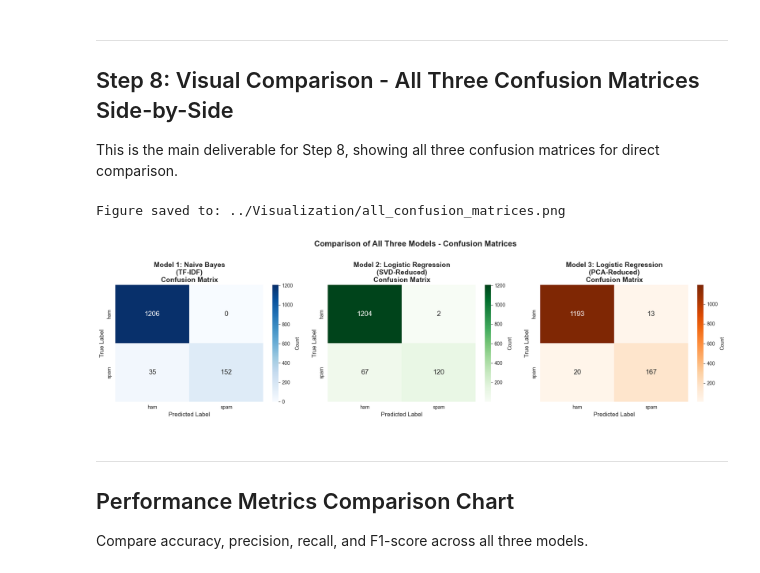
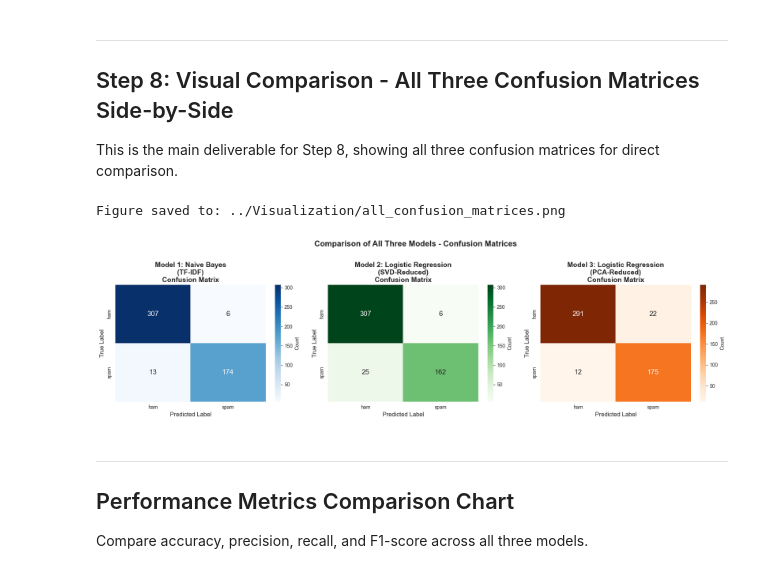
Before and after one commit to Mostafa-Allahmoradi/PROG8245_Final_Project, a Jupyter notebook: Notebooks/Model_Comparison.ipynb, the cells around one changed output. Saved outputs shown, nothing was run; the diff lists cells and outputs as text; code cells hidden in the pictures.

Commit message:
Updated Model_Comparison notebook and added visualization outputs

```diff
--- a/Notebooks/Model_Comparison.ipynb
+++ b/Notebooks/Model_Comparison.ipynb
@@ -252,28 +193,40 @@ except FileNotFoundError:
 
 This is the main deliverable for Step 8, showing all three confusion matrices for direct comparison.
 # %%
-# Initialize visualizer
+# Helper function to convert numeric labels to string labels
+def convert_labels(labels):
+    """Convert 0/1 labels to 'ham'/'spam' if needed."""
+    if hasattr(labels, 'values'):
+        labels = labels.values
+    labels = np.array(labels)
+    if labels.dtype in [np.int64, np.int32, int, np.float64]:
+        return np.array(['ham' if l == 0 else 'spam' for l in labels])
+    return labels
+
+# Load y_true from saved results and convert labels
+y_true_nb = convert_labels(tfidf_results['y_true'])
+y_true_svd = convert_labels(svd_results['y_true'])
+y_true_pca = convert_labels(pca_results['y_true'])
+
+# Prepare results dictionary for comparison
 visualizer = Visualizer()
-
-# Prepare results dictionary for side-by-side comparison
 results_dict = {
-    'Model 1: Naive Bayes\n(TF-IDF)': (y_test, y_pred_nb),
-    'Model 2: Logistic Regression\n(SVD-Reduced)': (y_test, y_pred_svd),
-    'Model 3: Logistic Regression\n(PCA-Reduced)': (y_test, y_pred_pca)
+    'Model 1: Naive Bayes\n(TF-IDF)': (y_true_nb, convert_labels(y_pred_nb)),
+    'Model 2: Logistic Regression\n(SVD-Reduced)': (y_true_svd, convert_labels(y_pred_svd)),
+    'Model 3: Logistic Regression\n(PCA-Reduced)': (y_true_pca, convert_labels(y_pred_pca))
 }
 
 # Plot all three confusion matrices side-by-side
-labels = ['ham', 'spam']
 fig = visualizer.plot_three_confusion_matrices(
     results_dict,
-    labels=labels,
+    labels=['ham', 'spam'],
     figsize=(18, 5),
     save_path='../Visualization/all_confusion_matrices.png'
 )
 plt.show()
 # %% [output]
 Figure saved to: ../Visualization/all_confusion_matrices.png
-[figure, old version]
+[figure, new version]
 # %% [markdown]
 ---
 
```
Also changed, not shown: parts of 11 cells of this notebook, 4 other files.
